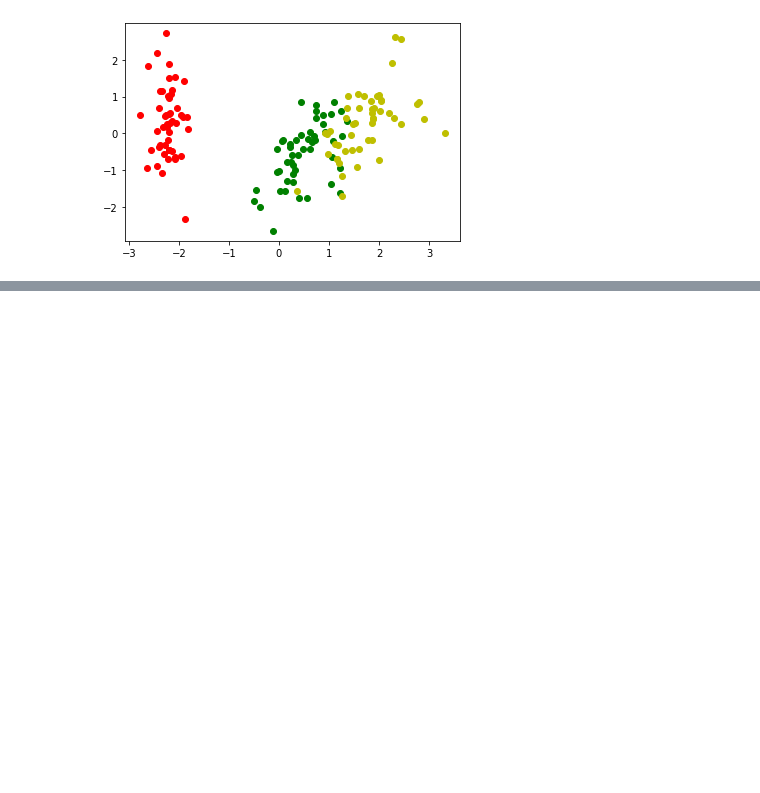
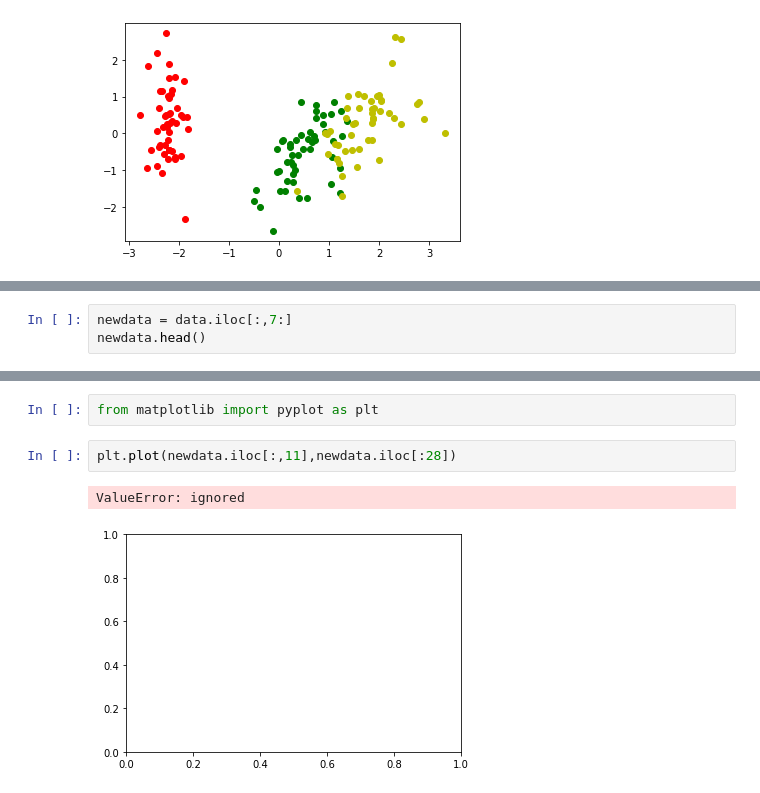
Before and after one commit to ploybongkot/Multivariate, a Jupyter notebook: Chapter3_PCA.ipynb, the cells around one changed output, grey strips where cells are left out. Cells and saved outputs as stored; diff of their text form; blank space fills up the shorter version.

```diff
--- a/Chapter3_PCA.ipynb
+++ b/Chapter3_PCA.ipynb
@@ -449,0 +506,3 @@ plt.plot(new_pca[100:,0],new_pca[100:,1],'oy')
+# %%
+newdata = data.iloc[:,7:]
+newdata.head()
@@ -449,0 +587,7 @@ plt.plot(new_pca[100:,0],new_pca[100:,1],'oy')
+# %%
+from matplotlib import pyplot as plt
+# %%
+plt.plot(newdata.iloc[:,11],newdata.iloc[:28])
+# %% [output]
+ValueError: ignored
+[figure, added]
```
Also changed, not shown: parts of 19 cells of this notebook.
